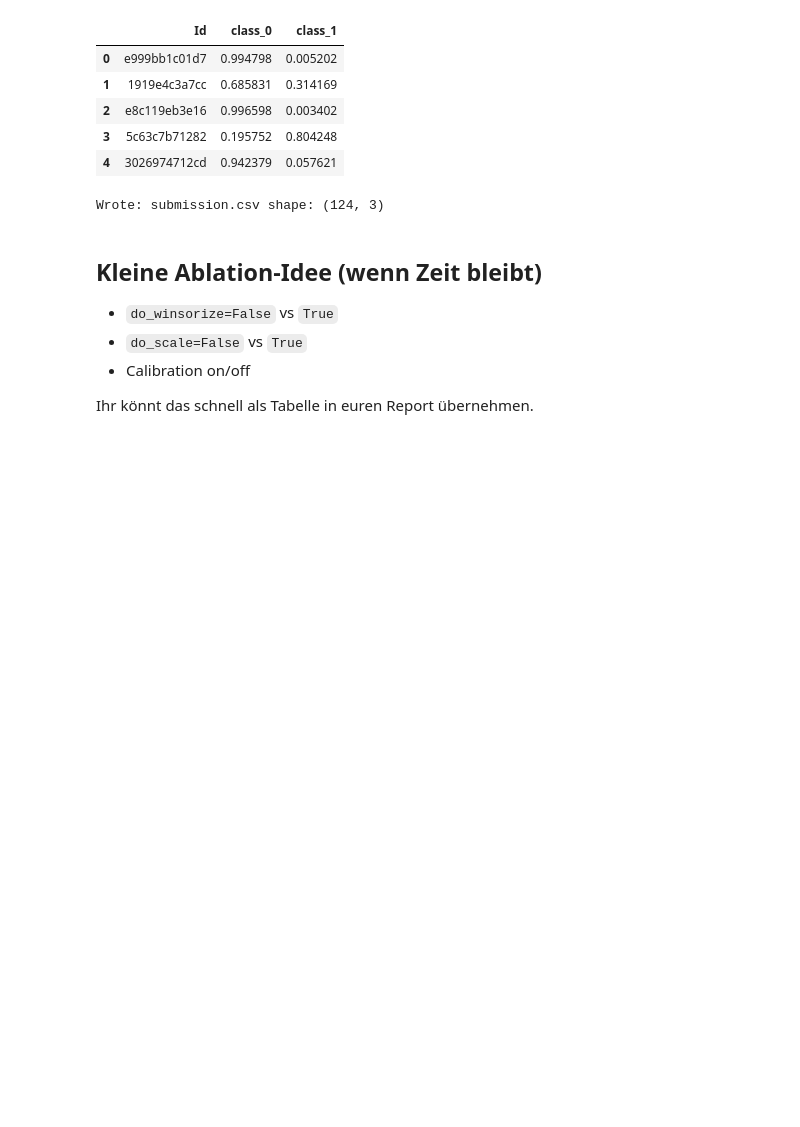
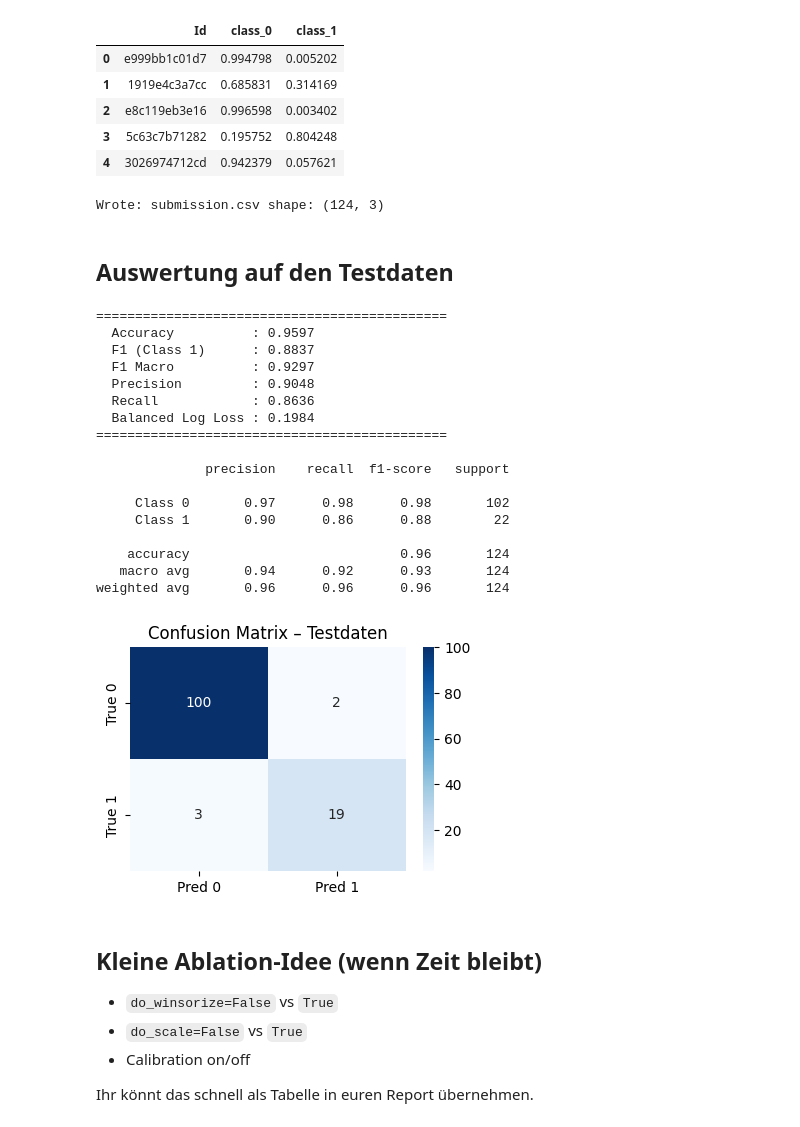
Before and after one commit to trolololoojb/Improving-Cell2Sentence-with-Single-Cell-Foundation-Model-Embeddings, a Jupyter notebook: TabPFNv2/icr_tabpfnv2_baseline.ipynb, the cells around one changed output. Cells and saved outputs as stored; diff of their text form; code cells hidden in the pictures; blank space fills up the shorter version.

Commit message:
icr scores added

```diff
--- a/TabPFNv2/icr_tabpfnv2_baseline.ipynb
+++ b/TabPFNv2/icr_tabpfnv2_baseline.ipynb
@@ -360,6 +360,74 @@ sub.to_csv(out_path, index=False)
 print("Wrote:", out_path, "shape:", sub.shape)
 # %% [output]
 Wrote: submission.csv shape: (124, 3)
+# %% [markdown]
+## Auswertung auf den Testdaten
+# %%
+from sklearn.metrics import (
+    accuracy_score, f1_score, precision_score, recall_score,
+    classification_report, confusion_matrix
+)
+import matplotlib.pyplot as plt
+import seaborn as sns
+
+# Wahre Labels aus data.csv rekonstruieren (gleicher Split wie oben)
+_all_eval = pd.read_csv(os.path.join(DATA_DIR, "data.csv"))
+_, _test_eval = train_test_split(
+    _all_eval, test_size=0.2, random_state=42, stratify=_all_eval["Class"]
+)
+y_test_true = _test_eval["Class"].values
+del _all_eval, _test_eval
+
+# Vorhersagen (Klasse + Wahrscheinlichkeit)
+y_test_pred  = (test_proba >= 0.5).astype(int)
+
+# Metriken
+acc       = accuracy_score(y_test_true, y_test_pred)
+f1        = f1_score(y_test_true, y_test_pred, zero_division=0)
+f1_macro  = f1_score(y_test_true, y_test_pred, average="macro", zero_division=0)
+precision = precision_score(y_test_true, y_test_pred, zero_division=0)
+recall    = recall_score(y_test_true, y_test_pred, zero_division=0)
+bll       = balanced_log_loss(y_test_true, test_proba)
+
+print("=" * 45)
+print(f"  Accuracy          : {acc:.4f}")
+print(f"  F1 (Class 1)      : {f1:.4f}")
+print(f"  F1 Macro          : {f1_macro:.4f}")
+print(f"  Precision         : {precision:.4f}")
+print(f"  Recall            : {recall:.4f}")
+print(f"  Balanced Log Loss : {bll:.4f}")
+print("=" * 45)
+print()
+print(classification_report(y_test_true, y_test_pred, target_names=["Class 0", "Class 1"]))
+
+# Confusion Matrix
+cm = confusion_matrix(y_test_true, y_test_pred)
+plt.figure(figsize=(4, 3))
+sns.heatmap(cm, annot=True, fmt="d", cmap="Blues",
+            xticklabels=["Pred 0", "Pred 1"],
+            yticklabels=["True 0", "True 1"])
+plt.title("Confusion Matrix – Testdaten")
+plt.tight_layout()
+plt.show()
+# %% [output]
+=============================================
+  Accuracy          : 0.9597
+  F1 (Class 1)      : 0.8837
+  F1 Macro          : 0.9297
+  Precision         : 0.9048
+  Recall            : 0.8636
+  Balanced Log Loss : 0.1984
+=============================================
+
+              precision    recall  f1-score   support
+
+     Class 0       0.97      0.98      0.98       102
+     Class 1       0.90      0.86      0.88        22
+
+    accuracy                           0.96       124
+   macro avg       0.94      0.92      0.93       124
+weighted avg       0.96      0.96      0.96       124
+[figure, added]
 # %% [markdown]
 ## Kleine Ablation-Idee (wenn Zeit bleibt)
 
```
